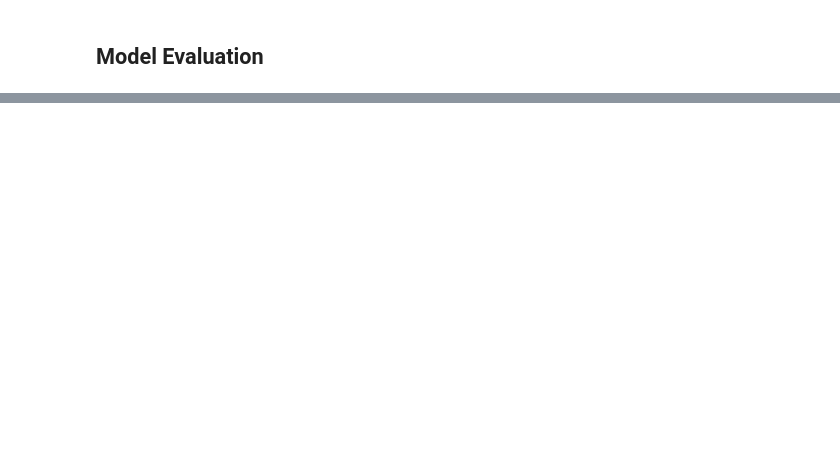
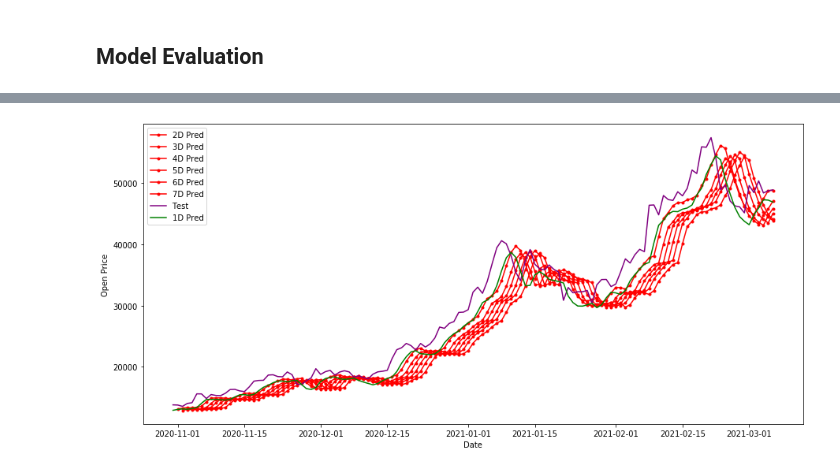
Before and after one commit to ErwinSchleier/lstm_bitcoin_forecast, a Jupyter notebook: lstm_bitcoin_forecast.ipynb, the cells around one changed output, grey strips where cells are left out. Cells and saved outputs as stored; diff of their text form; code cells hidden in the pictures; blank space fills up the shorter version.

```diff
--- a/lstm_bitcoin_forecast.ipynb
+++ b/lstm_bitcoin_forecast.ipynb
@@ -176,0 +175,11 @@ plt.show()
+# %%
+plt.figure(figsize=(15, 7))
+plt.plot(final_df[[1, 2, 3, 4, 5, 6]], color="red", marker="o", markersize=3) # predicted prices
+plt.plot(final_df["y_test"], color="purple") # test data
+plt.plot(final_df[0], color="green")
+plt.xlabel("Date")
+plt.ylabel("Open Price")
+plt.legend(["2D Pred", "3D Pred", "4D Pred", "5D Pred", "6D Pred", "7D Pred", "Test", "1D Pred"])
+plt.show()
+# %% [output]
+[figure, added]
```
Also changed, not shown: parts of 22 cells of this notebook, 3 other files.
